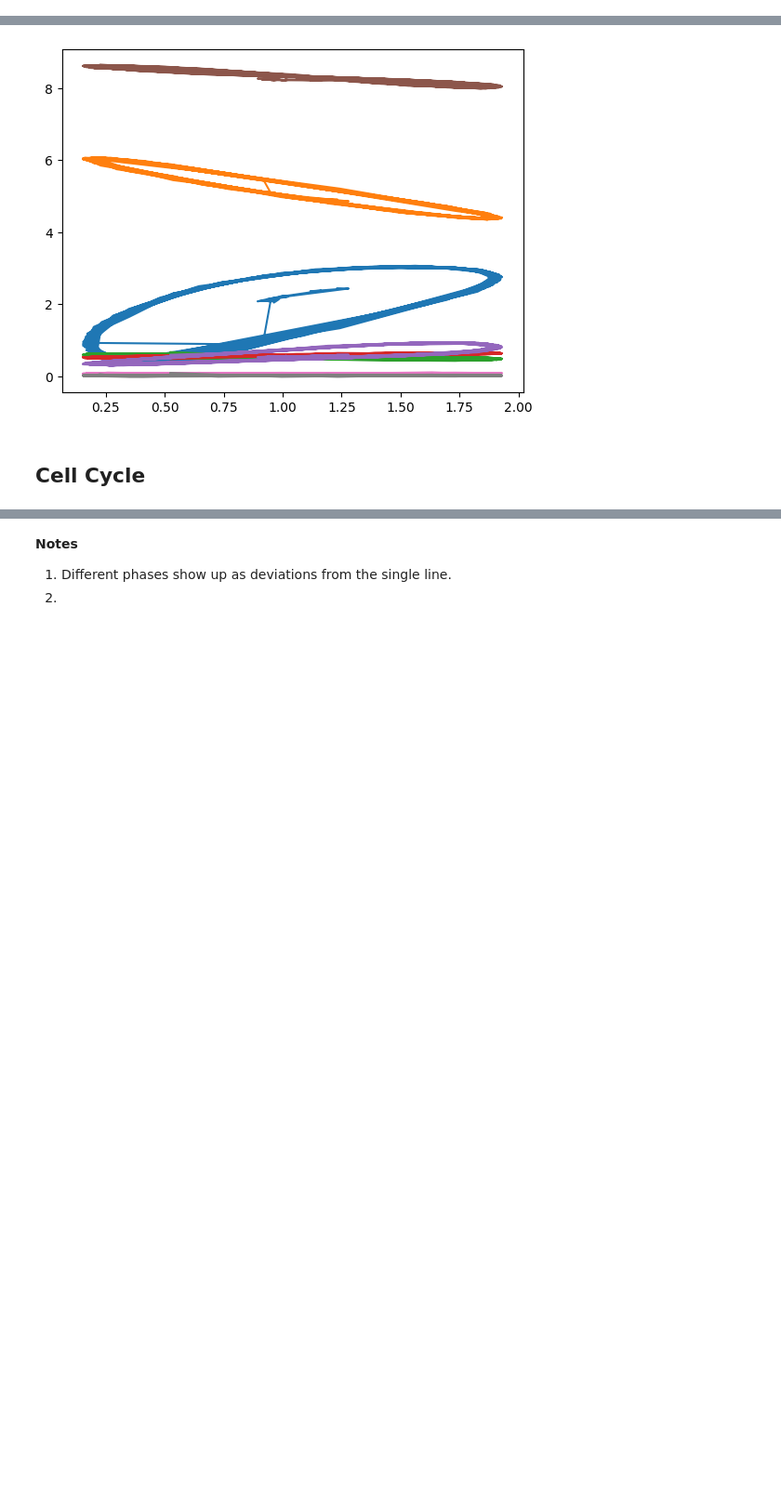
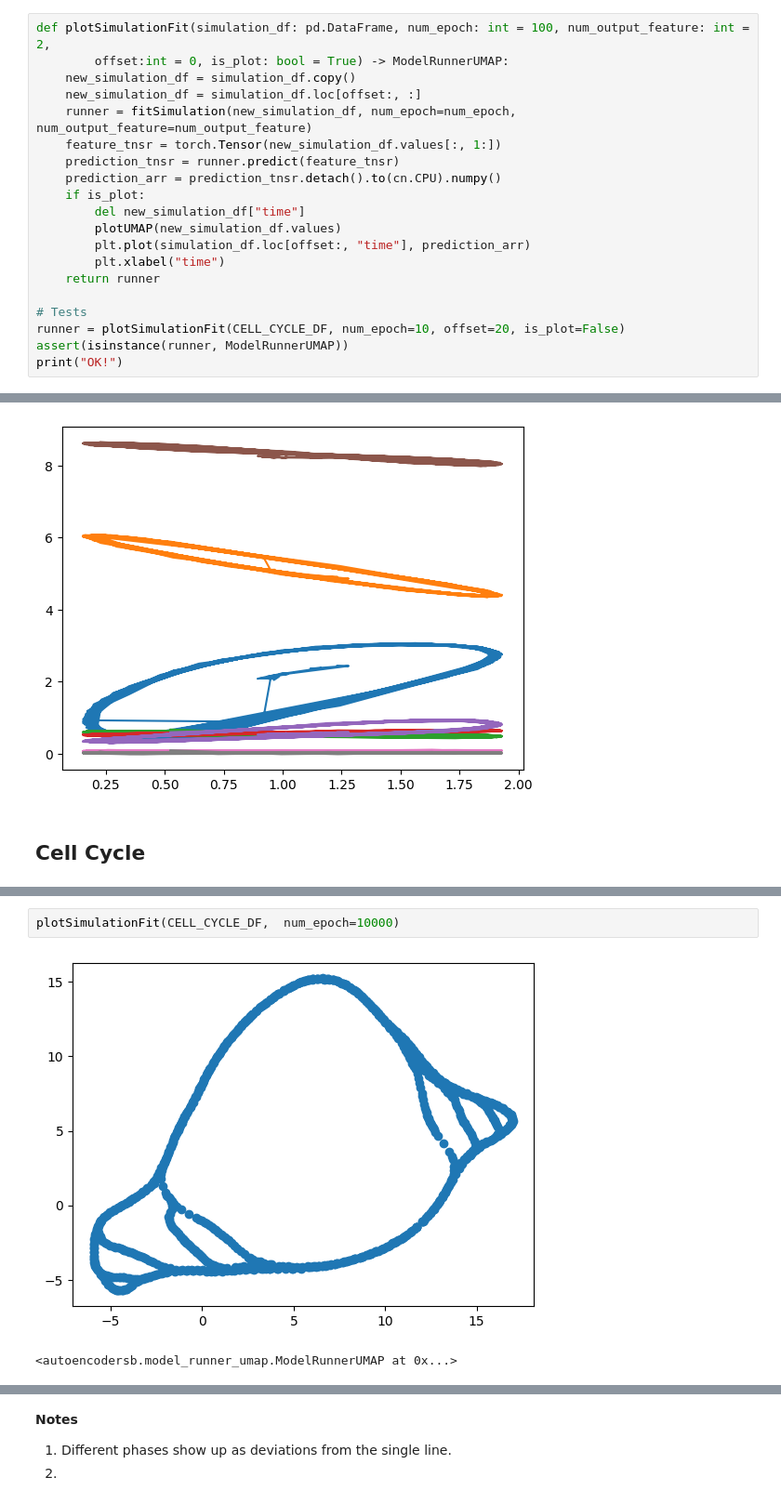
Before and after one commit to ModelEngineering/autoencodersb, a Jupyter notebook: notebooks/evaluating_autoencoders.ipynb, the cells around one changed output, grey strips where cells are left out. Shown: that part at 93% size. Drawn from its saved outputs; the diff is of its cells as text; blank space fills up the shorter version.

```diff
--- a/notebooks/evaluating_autoencoders.ipynb
+++ b/notebooks/evaluating_autoencoders.ipynb
@@ -52,0 +113,20 @@ def plotUMAP(arr, n_component: int = 2, start_idx: int = 1, title=""):
+# %%
+def plotSimulationFit(simulation_df: pd.DataFrame, num_epoch: int = 100, num_output_feature: int = 2,
+        offset:int = 0, is_plot: bool = True) -> ModelRunnerUMAP:
+    new_simulation_df = simulation_df.copy()
+    new_simulation_df = simulation_df.loc[offset:, :]
+    runner = fitSimulation(new_simulation_df, num_epoch=num_epoch, num_output_feature=num_output_feature)
+    feature_tnsr = torch.Tensor(new_simulation_df.values[:, 1:])
+    prediction_tnsr = runner.predict(feature_tnsr)
+    prediction_arr = prediction_tnsr.detach().to(cn.CPU).numpy()
+    if is_plot:
+        del new_simulation_df["time"]
+        plotUMAP(new_simulation_df.values)
+        plt.plot(simulation_df.loc[offset:, "time"], prediction_arr)
+        plt.xlabel("time")
+    return runner
+
+# Tests
+runner = plotSimulationFit(CELL_CYCLE_DF, num_epoch=10, offset=20, is_plot=False)
+assert(isinstance(runner, ModelRunnerUMAP))
+print("OK!")
@@ -264,0 +367,5 @@ _ = plotUMAP(arr[20:, :], title="Cell cycle: 932")
+# %%
+plotSimulationFit(CELL_CYCLE_DF,  num_epoch=10000)
+# %% [output]
+[figure, added]
+<autoencodersb.model_runner_umap.ModelRunnerUMAP at 0x...>
```
Also changed, not shown: parts of 30 cells of this notebook, 6 other files.
